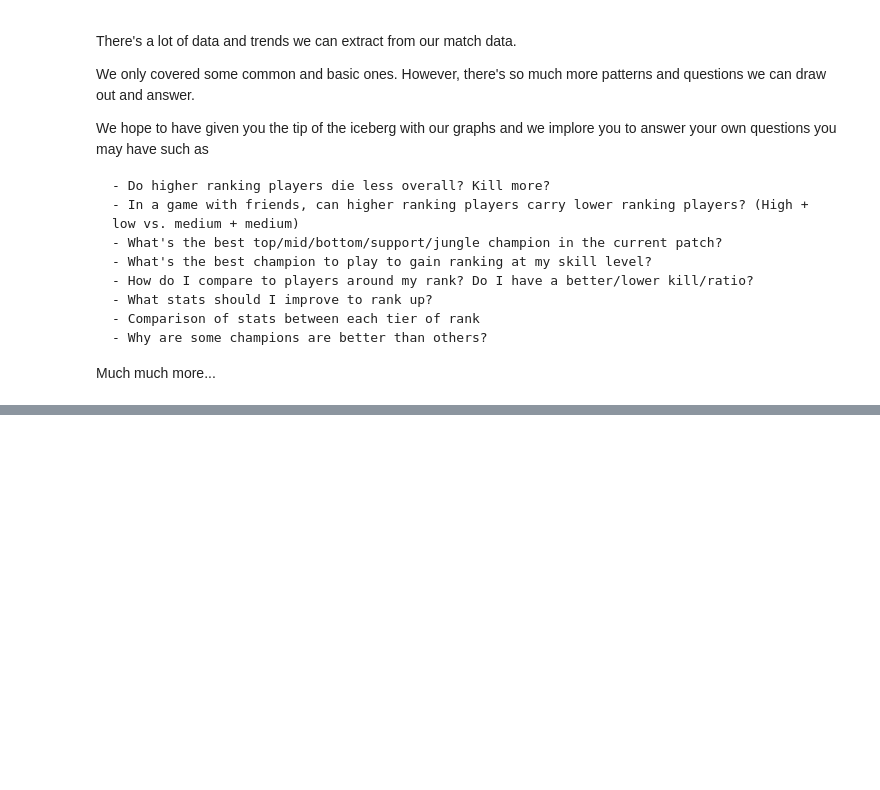
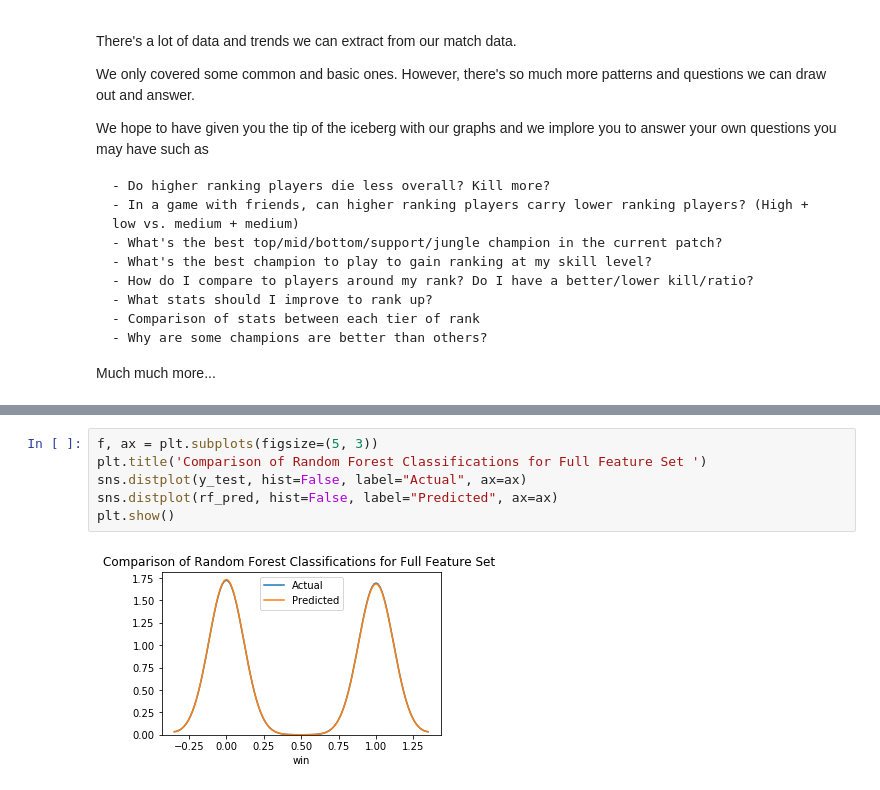
Before and after one commit to gliu36/320-final-project, a Jupyter notebook: finaltutorial.ipynb, the cells around one changed output, grey strips where cells are left out. Cells and saved outputs as stored; diff of their text form; blank space fills up the shorter version.

```diff
--- a/finaltutorial.ipynb
+++ b/finaltutorial.ipynb
@@ -599,0 +670,8 @@ We hope to have given you the tip of the iceberg with our graphs and we implore
+# %%
+f, ax = plt.subplots(figsize=(5, 3))
+plt.title('Comparison of Random Forest Classifications for Full Feature Set ')
+sns.distplot(y_test, hist=False, label="Actual", ax=ax)
+sns.distplot(rf_pred, hist=False, label="Predicted", ax=ax)
+plt.show()
+# %% [output]
+[figure, added]
```
Also changed, not shown: parts of 49 cells of this notebook, 1 other file.
